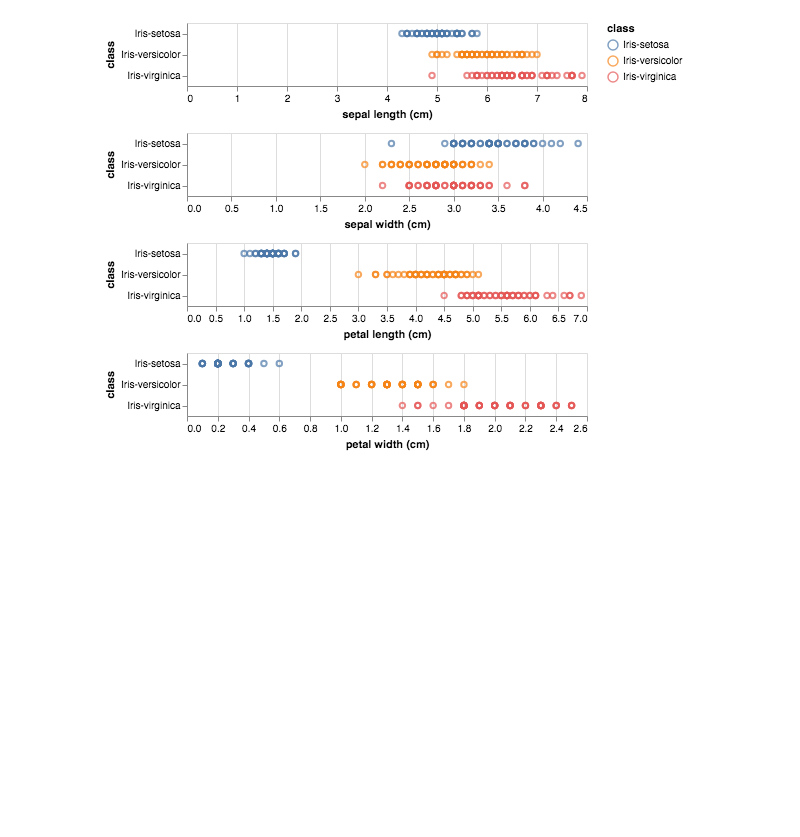
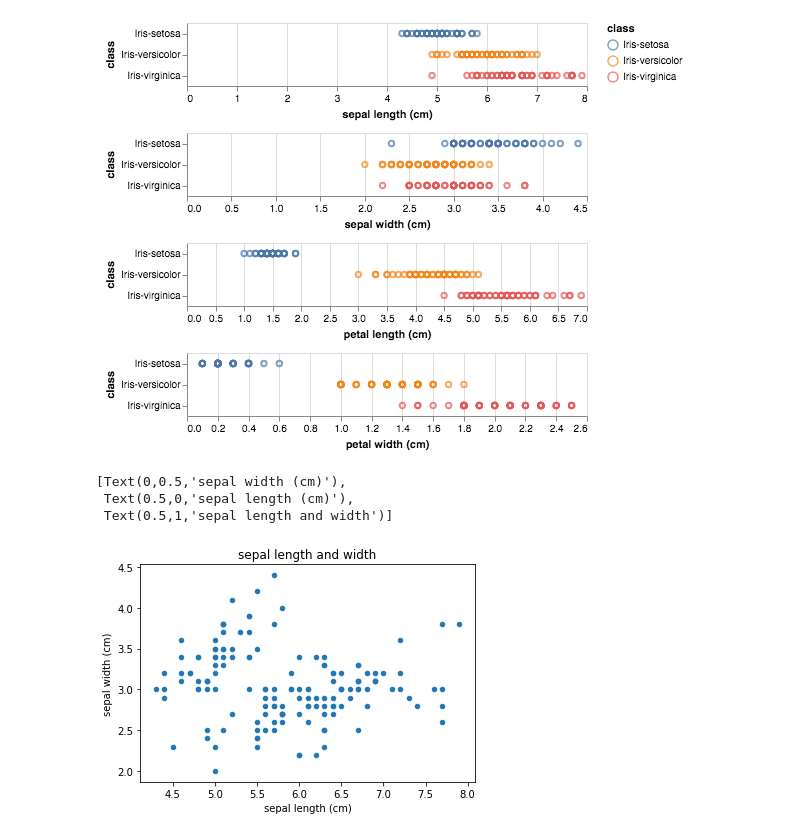
Before and after one commit to hotohoto/data_analysis, a Jupyter notebook: iris.ipynb, the cells around one changed output. Cells and saved outputs as stored; diff of their text form; code cells hidden in the pictures; blank space fills up the shorter version.

```diff
--- a/iris.ipynb
+++ b/iris.ipynb
@@ -29,3 +66,15 @@ reduce((lambda x, y: alt.vconcat(x, y)), charts)
 # %% [output]
 <vega.vegalite.VegaLite at 0x...>
 [figure]
+# %%
+(
+    dataframe
+    .plot
+    .scatter(x='sepal length (cm)', y='sepal width (cm)')
+    .set(title='sepal length and width', xlabel='sepal length (cm)', ylabel='sepal width (cm)')
+)
+# %% [output]
+[Text(0,0.5,'sepal width (cm)'),
+ Text(0.5,0,'sepal length (cm)'),
+ Text(0.5,1,'sepal length and width')]
+[figure, added]
```
Also changed, not shown: parts of 10 cells of this notebook, 1 other file.
